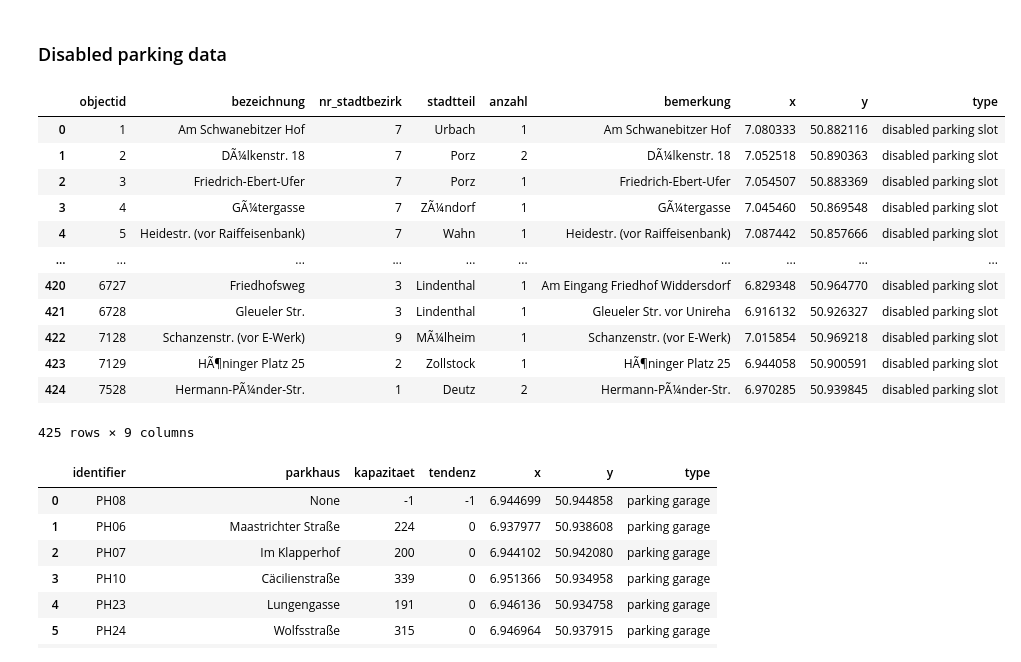
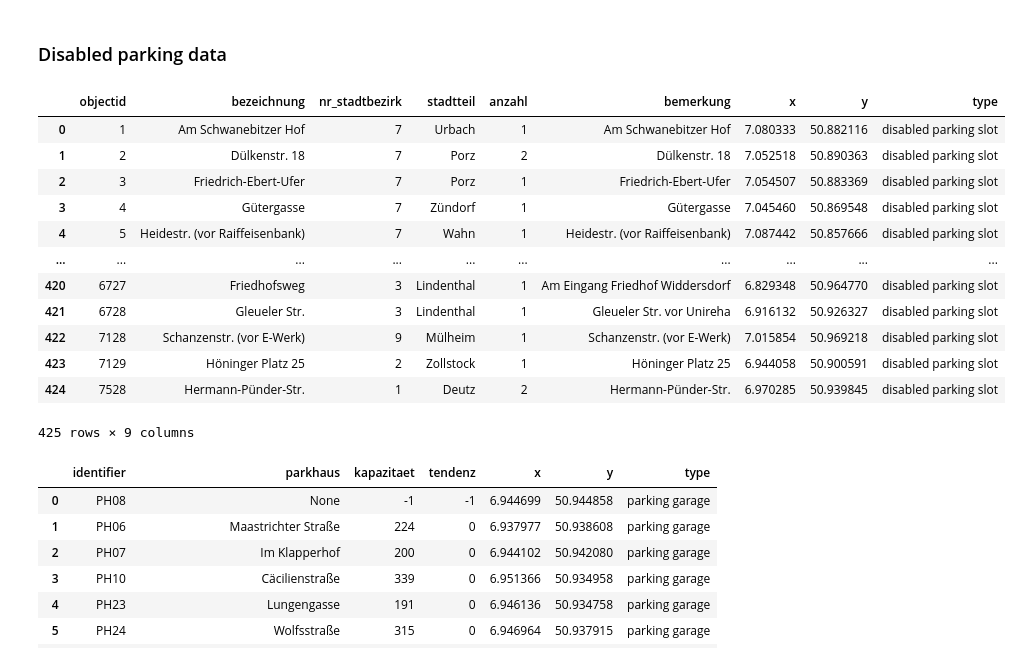
Before and after one commit to oboog/dus-06_easyparking_ss22_ds_group7, a Jupyter notebook: techlabs_merging/merge_data.ipynb, the cells around one changed output. Cells and saved outputs as stored; diff of their text form; code cells hidden in the pictures.

```diff
--- a/techlabs_merging/merge_data.ipynb
+++ b/techlabs_merging/merge_data.ipynb
@@ -10,23 +10,23 @@ import json
 def parse_features(features: list):
     return [{**feature['attributes'], **feature['geometry']} for feature in features]
 # %%
-with open("disabled.json", "r") as fp:
+with open("disabled.json", "r", encoding='utf8') as fp:
     disabled_parking = json.load(fp)
 
 df_disabled_parking = pd.DataFrame.from_dict(parse_features(disabled_parking['features']))
 df_disabled_parking['type'] = 'disabled parking slot'
 df_disabled_parking
 # %% [output]
 |  | objectid | bezeichnung | nr_stadtbezirk | stadtteil | anzahl | bemerkung | x | y | type |
 | 0 | 1 | Am Schwanebitzer Hof | 7 | Urbach | 1 | Am Schwanebitzer Hof | 7.080333 | 50.882116 | disabled parking slot |
-| 1 | 2 | DÃ¼lkenstr. 18 | 7 | Porz | 2 | DÃ¼lkenstr. 18 | 7.052518 | 50.890363 | disabled parking slot |
+| 1 | 2 | Dülkenstr. 18 | 7 | Porz | 2 | Dülkenstr. 18 | 7.052518 | 50.890363 | disabled parking slot |
 | 2 | 3 | Friedrich-Ebert-Ufer | 7 | Porz | 1 | Friedrich-Ebert-Ufer | 7.054507 | 50.883369 | disabled parking slot |
-| 3 | 4 | GÃ¼tergasse | 7 | ZÃ¼ndorf | 1 | GÃ¼tergasse | 7.045460 | 50.869548 | disabled parking slot |
+| 3 | 4 | Gütergasse | 7 | Zündorf | 1 | Gütergasse | 7.045460 | 50.869548 | disabled parking slot |
 | 4 | 5 | Heidestr. (vor Raiffeisenbank) | 7 | Wahn | 1 | Heidestr. (vor Raiffeisenbank) | 7.087442 | 50.857666 | disabled parking slot |
 | ... | ... | ... | ... | ... | ... | ... | ... | ... | ... |
 | 420 | 6727 | Friedhofsweg | 3 | Lindenthal | 1 | Am Eingang Friedhof Widdersdorf | 6.829348 | 50.964770 | disabled parking slot |
 | 421 | 6728 | Gleueler Str. | 3 | Lindenthal | 1 | Gleueler Str. vor Unireha | 6.916132 | 50.926327 | disabled parking slot |
-| 422 | 7128 | Schanzenstr. (vor E-Werk) | 9 | MÃ¼lheim | 1 | Schanzenstr. (vor E-Werk) | 7.015854 | 50.969218 | disabled parking slot |
-| 423 | 7129 | HÃ¶ninger Platz 25 | 2 | Zollstock | 1 | HÃ¶ninger Platz 25 | 6.944058 | 50.900591 | disabled parking slot |
-| 424 | 7528 | Hermann-PÃ¼nder-Str. | 1 | Deutz | 2 | Hermann-PÃ¼nder-Str. | 6.970285 | 50.939845 | disabled parking slot |
+| 422 | 7128 | Schanzenstr. (vor E-Werk) | 9 | Mülheim | 1 | Schanzenstr. (vor E-Werk) | 7.015854 | 50.969218 | disabled parking slot |
+| 423 | 7129 | Höninger Platz 25 | 2 | Zollstock | 1 | Höninger Platz 25 | 6.944058 | 50.900591 | disabled parking slot |
+| 424 | 7528 | Hermann-Pünder-Str. | 1 | Deutz | 2 | Hermann-Pünder-Str. | 6.970285 | 50.939845 | disabled parking slot |
 425 rows × 9 columns
```
Also changed, not shown: parts of 14 cells of this notebook, 3 other files.
